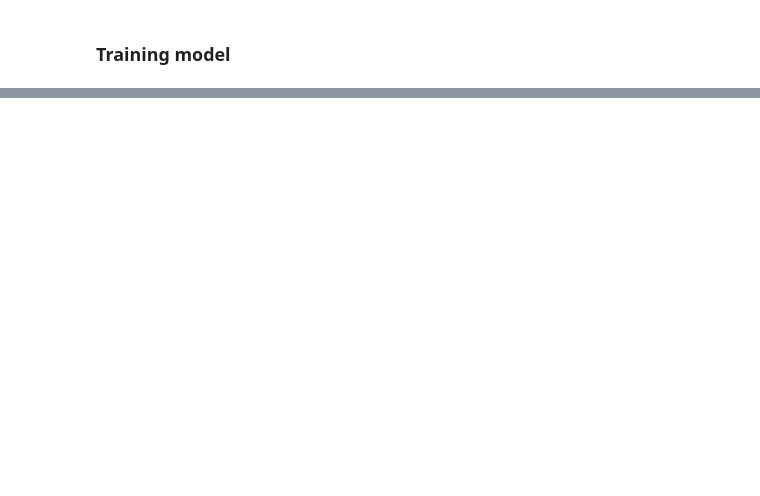
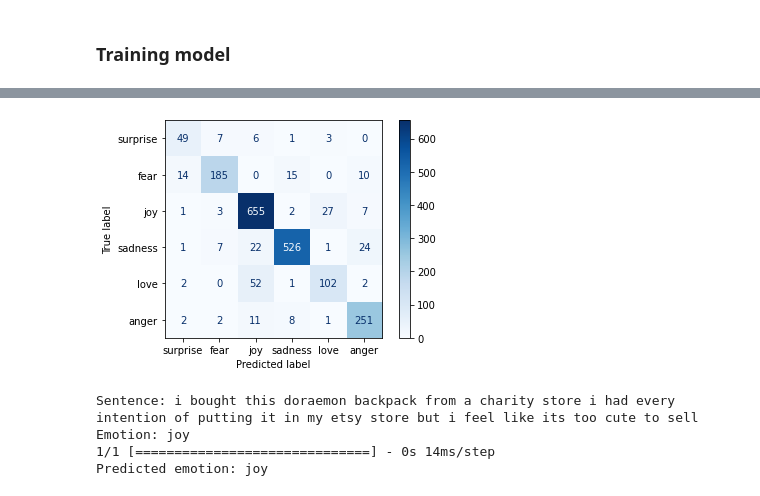
Before and after one commit to fernandocfbf/tweet-emotion-recognition, a Jupyter notebook: main.ipynb, the cells around one changed output, grey strips where cells are left out. Drawn from its saved outputs; the diff is of its cells as text; code cells hidden in the pictures; blank space fills up the shorter version.

```diff
--- a/main.ipynb
+++ b/main.ipynb
@@ -184,0 +206,4 @@ Epoch 11/20
+# %%
+test_tweets, test_labels = get_tweet(test)
+test_seq = get_sequences(tokenizer, test_tweets)
+test_labels = label_to_number(test_labels, class_to_index)
@@ -184,0 +214,8 @@ Epoch 11/20
+# %%
+preds = model.predict(test_seq)
+classes_pred = np.argmax(preds, axis=1)
+cm = confusion_matrix(test_labels, classes_pred)
+disp = ConfusionMatrixDisplay(confusion_matrix=cm, display_labels=list(classes))
+disp.plot(cmap=plt.cm.Blues)
+plt.show()
+# %% [output]
@@ -184,0 +223,13 @@ Epoch 11/20
+[figure, added]
+# %%
+i = random.randint(0, len(test_labels)-1)
+print("Sentence: {0}".format(test_tweets[i]))
+print("Emotion: {0}".format(index_to_classes[test_labels[i]]))
+p = model.predict(np.expand_dims(test_seq[i], axis=0))[0]
+pred_class = index_to_classes[np.argmax(p).astype("uint8")]
+print("Predicted emotion: {0}".format(pred_class))
+# %% [output]
+Sentence: i bought this doraemon backpack from a charity store i had every intention of putting it in my etsy store but i feel like its too cute to sell
+Emotion: joy
+1/1 [==============================] - 0s 14ms/step
+Predicted emotion: joy
```
Also changed, not shown: parts of 11 cells of this notebook.
